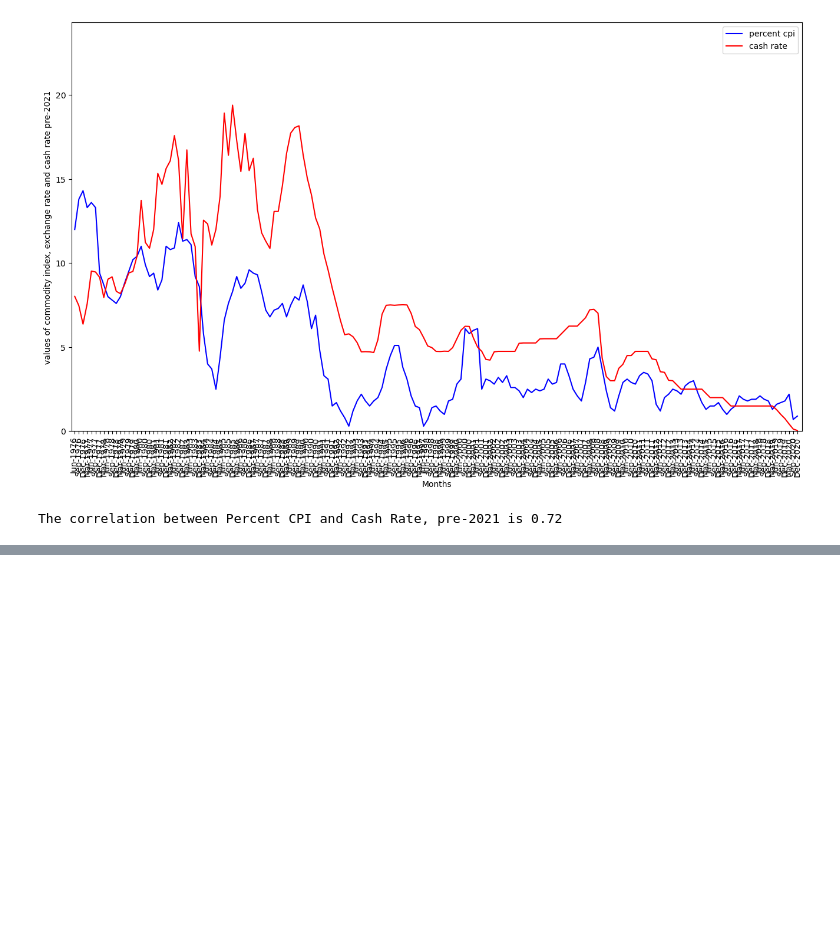
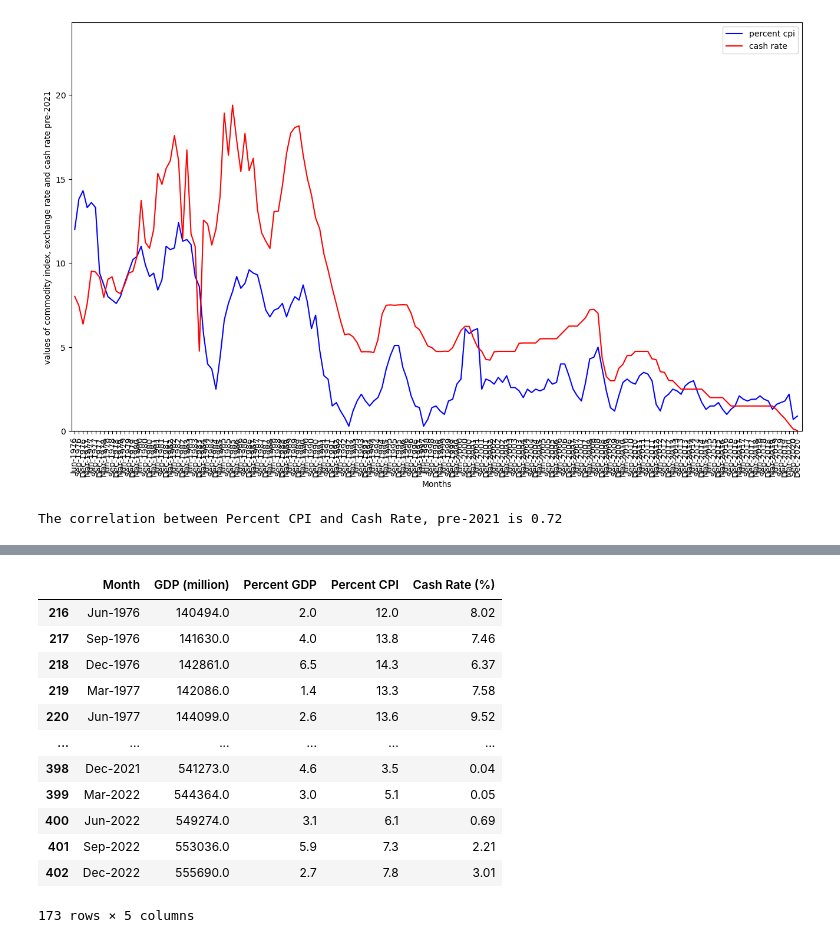
Before and after one commit to irwine-young/Project-1-Bootcamp, a Jupyter notebook: data_analysis_CPI.ipynb, the cells around one changed output, grey strips where cells are left out. Cells and saved outputs as stored; diff of their text form; code cells hidden in the pictures; blank space fills up the shorter version.

```diff
--- a/data_analysis_CPI.ipynb
+++ b/data_analysis_CPI.ipynb
@@ -235,0 +272,17 @@ The r-squared is: 0.5184803118129917
+# %%
+gdp_condition_df = gdp_df.loc[(gdp_df["Cash Rate (%)"] >= 0) & (gdp_df["GDP (million)"] >= 0) & (gdp_df["Percent GDP"] >=0) & (gdp_df["Percent CPI"] >=0)]
+gdp_condition_df
+# %% [output]
+|  | Month | GDP (million) | Percent GDP | Percent CPI | Cash Rate (%) |
+| 216 | Jun-1976 | 140494.0 | 2.0 | 12.0 | 8.02 |
+| 217 | Sep-1976 | 141630.0 | 4.0 | 13.8 | 7.46 |
+| 218 | Dec-1976 | 142861.0 | 6.5 | 14.3 | 6.37 |
+| 219 | Mar-1977 | 142086.0 | 1.4 | 13.3 | 7.58 |
+| 220 | Jun-1977 | 144099.0 | 2.6 | 13.6 | 9.52 |
+| ... | ... | ... | ... | ... | ... |
+| 398 | Dec-2021 | 541273.0 | 4.6 | 3.5 | 0.04 |
+| 399 | Mar-2022 | 544364.0 | 3.0 | 5.1 | 0.05 |
+| 400 | Jun-2022 | 549274.0 | 3.1 | 6.1 | 0.69 |
+| 401 | Sep-2022 | 553036.0 | 5.9 | 7.3 | 2.21 |
+| 402 | Dec-2022 | 555690.0 | 2.7 | 7.8 | 3.01 |
+173 rows × 5 columns
```
Also changed, not shown: parts of 18 cells of this notebook, 3 other files.
